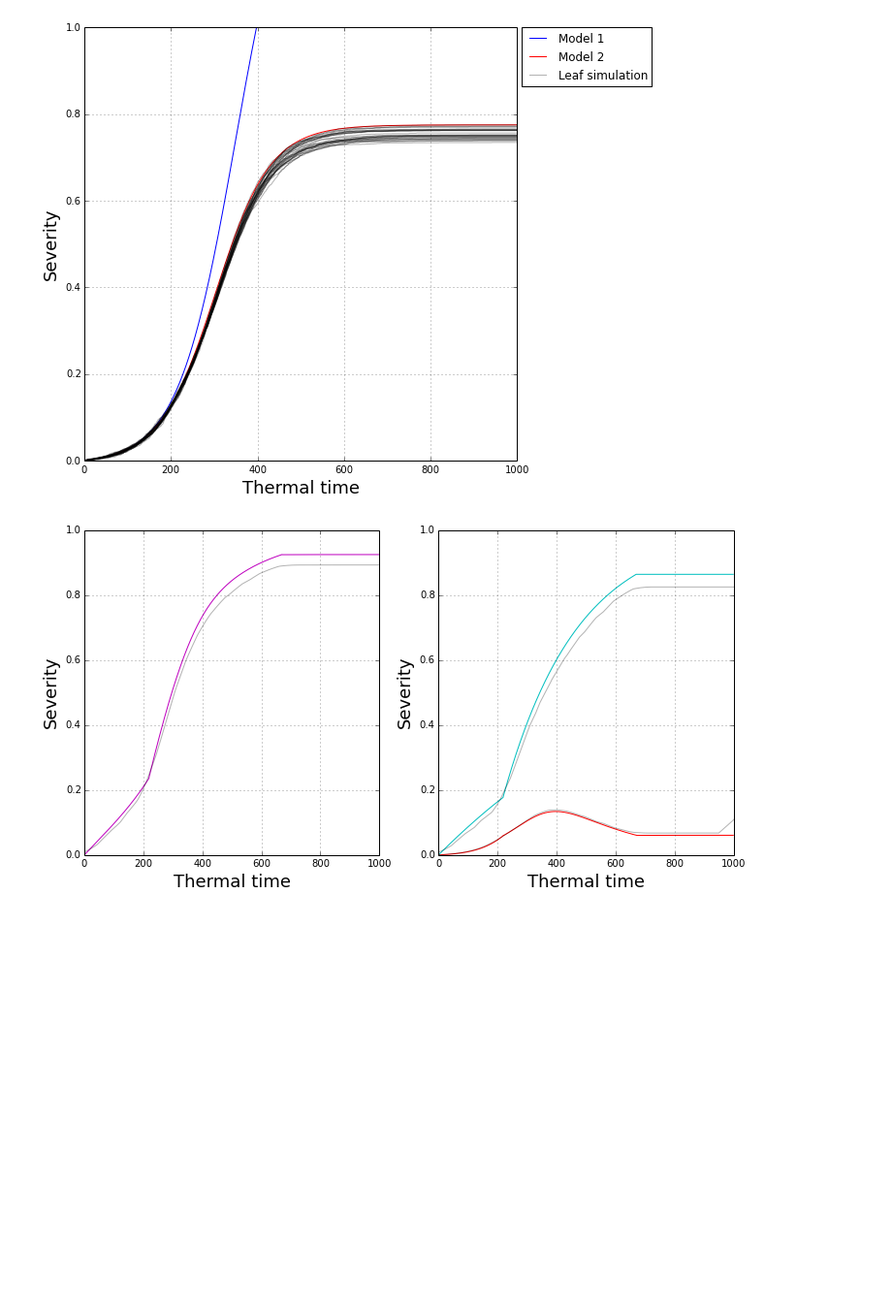
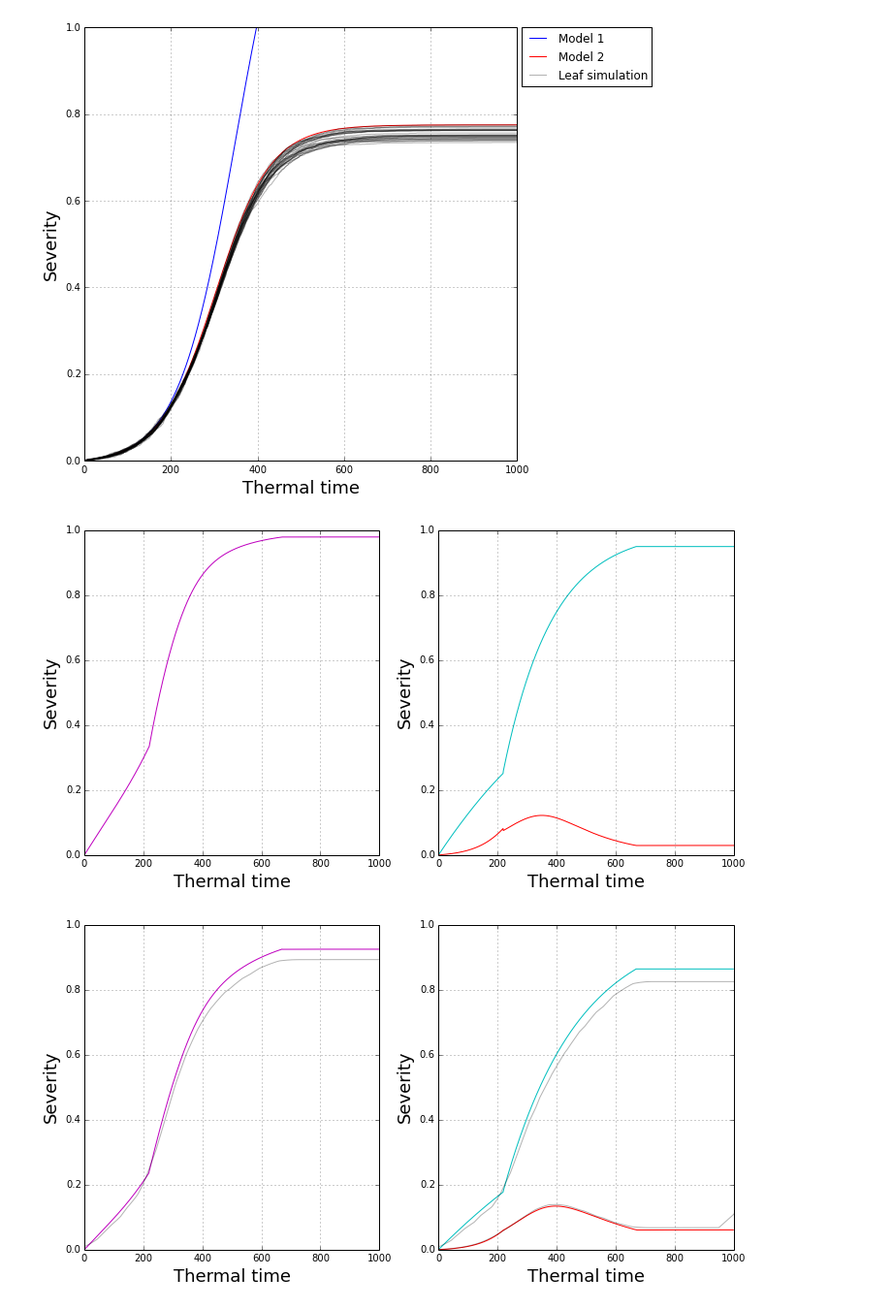
Before and after one commit to openalea-incubator/alep, a Jupyter notebook: alep/example/septo_rust_competition_leaf.ipynb, the cells around one changed output. Shown at 97% size. Drawn from its saved outputs; the diff is of its cells as text; code cells hidden in the pictures; blank space fills up the shorter version.

Commit message:
Major updates in septoria and brown rust
git-svn-id: https://scm.gforge.inria.fr/authscm/pradal/svn/openaleapkg/trunk@5415 0978ab36-7443-0410-8248-c2aa344a765a

```diff
--- a/alep/example/septo_rust_competition_leaf.ipynb
+++ b/alep/example/septo_rust_competition_leaf.ipynb
@@ -1157,6 +1157,89 @@ proxys = [plt.Line2D((0,1),(0,0), color='b'),
          plt.Line2D((0,1),(0,0), color='k', alpha=0.3)]
 labels = ['Model 1', 'Model 2', 'Leaf simulation']
 ax.legend(proxys, labels, bbox_to_anchor=(1.01, 1), loc=2, borderaxespad=0.)
+# %%
+L, W = 10, 1.
+dL, dW = 0.1, 0.1
+leaf = np.zeros((int(L/dL), int(W/dW)), dtype=int)
+X, Y = leaf.shape
+nb_lesions = 100
+s_leaf = L * W
+nb_steps = 1200
+
+# Poisson approach
+lesions = [AvgRustLesion(0.5, 0.5) for i in range(nb_lesions)]
+lesions += [AvgSeptoLesion(0.5, 0.5) for i in range(nb_lesions)]
+sev_poi_cplx = []
+sev_poi_rust = []
+sev_poi_septo = []
+sev_prio = []
+sev_non_prio = []
+for i in range(nb_steps):
+    s_rust = sum([l.surface for l in lesions if isinstance(l, AvgRustLesion)])
+    s_septo = sum([l.surface for l in lesions if isinstance(l, AvgSeptoLesion)])
+    s_prio = 0.
+    s_non_prio = 0.
+    s_pot_prio = 0.
+    s_pot_non_prio = 0.
+    demand_prio = 0.
+    demand_non_prio = 0.
+    true_area_prio = 0.
+    prio_les = []
+    non_prio_les = []
+    for l in lesions:
+        l.growth(dt = 1.)
+        if isinstance(l, AvgSeptoLesion) and (l.is_chlorotic or l.is_sporulating):
+            s_prio += l.surface
+            s_pot_prio += l.pot_surface
+            prio_les.append(l)
+            demand_prio += l.growth_demand
+        else:
+            s_non_prio += l.surface
+            s_pot_non_prio += l.pot_surface
+            non_prio_les.append(l)
+            demand_non_prio += l.growth_demand
+
+    if len(prio_les)>0:
+        true_area_prio = true_area_impacted(len(prio_les), s_leaf, s_pot_prio/len(prio_les))
+        offer_prio = true_area_prio - s_prio
+        for l in prio_les:
+            offer_lesion = l.growth_demand * offer_prio/demand_prio if demand_prio>0. else 0.
+            l.control_growth(offer_lesion)
+    else:
+        offer_prio = 0.
+
+    if len(non_prio_les)>0:
+        nb_les = len(non_prio_les) + len(prio_les)
+        s_pot = s_pot_non_prio + s_pot_prio
+        true_area_non_prio = true_area_impacted(nb_les, s_leaf, s_pot/nb_les)
+        offer_non_prio = true_area_non_prio - s_non_prio - true_area_prio
+        #if i >= 219:
+          #  import pdb
+           # pdb.set_trace()
+        for l in non_prio_les:
+            if offer_non_prio >= 0:
+                offer_lesion = l.growth_demand * offer_non_prio/demand_non_prio if demand_non_prio>0. else 0.
+            else:
+                offer_lesion = offer_non_prio * l.surface/s_non_prio if s_non_prio>0. else 0.
+            l.control_growth(offer_lesion)
+
+    sev_poi_cplx.append(float(s_rust + s_septo) / s_leaf)
+    sev_poi_rust.append(float(s_rust) / s_leaf)
+    sev_poi_septo.append(float(s_septo) / s_leaf)
+
+rcParams['figure.figsize']=(12,6)
+fig, axs = plt.subplots(1,2)
+axs[0].plot(range(nb_steps), sev_poi_cplx, 'm')
+axs[1].plot(range(nb_steps), sev_poi_rust, 'r')
+axs[1].plot(range(nb_steps), sev_poi_septo, 'c')
+for ax in axs:
+    ax.set_ylim([0, 1])
+    ax.set_xlim([0, 1000])
+    ax.set_xlabel('Thermal time', fontsize = 18)
+    ax.set_ylabel('Severity', fontsize = 18)
+    ax.grid(alpha=0.8)
+# %% [output]
+[figure, added]
 # %%
 L, W = 10, 3
 dL, dW = 0.01, 0.01
```
Also changed, not shown: parts of 2 cells of this notebook, 14 other files.
